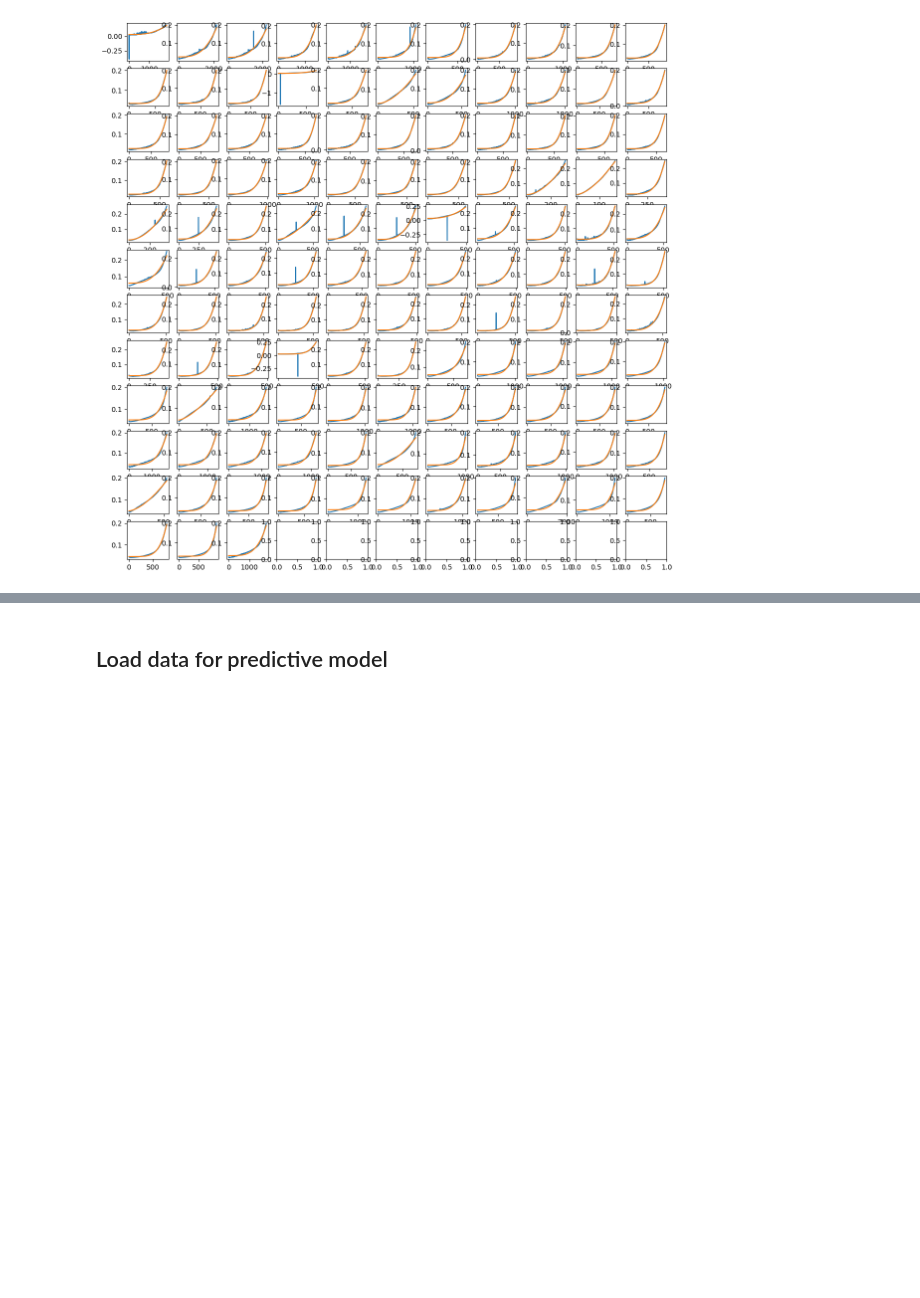
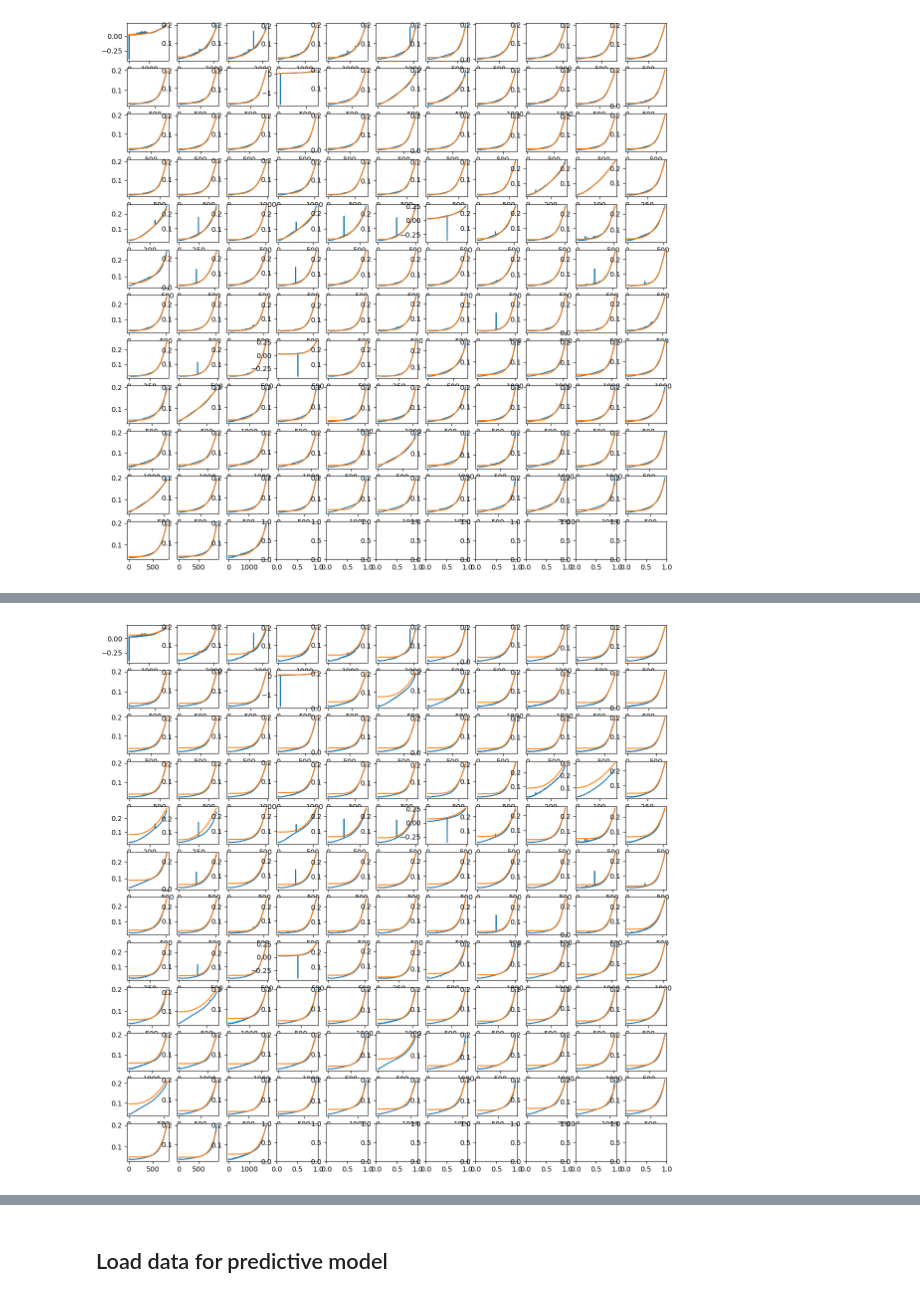
Before and after one commit to nathan99sun/HybridPred, a Jupyter notebook: source/curve_fitting_multistage_attn-DN.ipynb, the cells around one changed output, grey strips where cells are left out. Drawn from its saved outputs; the diff is of its cells as text; code cells hidden in the pictures; blank space fills up the shorter version.

```diff
--- a/source/curve_fitting_multistage_attn-DN.ipynb
+++ b/source/curve_fitting_multistage_attn-DN.ipynb
@@ -53,0 +90,43 @@ for ix,id in enumerate(bat_dict.keys()):
+# %%
+params_grad = []
+cycle_lives = []
+for id in bat_dict.keys():
+    length = len(bat_dict[id]['summary']['QD'])
+    x = np.arange(length//2,length)
+    Y = 1-bat_dict[id]['summary']['QD'][length//2:length]/1.1
+
+    Y2 = np.convolve(Y, np.array([1, 2, 4, 8, 4, 2, 1])/22, mode = "same")
+    Y2 = np.convolve(Y2, np.array([1, 1, 1, 1, 1])/5, mode = "same")[5:-5]
+    for i, y in enumerate(Y2[1:]):
+        if y <= Y2[i]: Y2[i+1] = Y2[i]
+    dY2 = np.gradient(Y2)
+
+    mask = np.logical_not(np.isinf(np.log(dY2)))
+    poly = np.polyfit(np.log(x[5:-5])[mask], np.log(dY2)[mask], 1)
+    fit = poly[0]*np.log(x) + poly[1]
+    curve = np.cumsum(np.exp(fit))
+    const = np.mean(np.abs(curve - Y))
+
+    params_grad.append([poly[0], poly[1], const])
+    cycle_lives.append(bat["cycle_life"][0])
+
+params_grad = np.array(params_grad)
+cycle_lives = np.array(cycle_lives)
+# %%
+# visualize curve fits
+fig,axs=plt.subplots(nrows=12,ncols=11,figsize=(14,14))
+for ix,id in enumerate(bat_dict.keys()):
+    ax = axs[int(ix/11)][ix%11]
+    length = len(bat_dict[id]['summary']['QD'])
+    # x = np.arange(length//2,length)
+    # Y = 1-bat_dict[id]['summary']['QD'][length//2:length]/1.1
+    x = np.arange(1, length)
+    Y = 1-bat_dict[id]['summary']['QD'][1:]/1.1
+    ax.plot(x, Y)
+    slope = params_grad[ix][0]
+    intercept = params_grad[ix][1]
+    const = params_grad[ix][2]
+    ax.plot(x, np.cumsum(np.exp(slope*np.log(x)+intercept))+const)
+plt.show()
+# %% [output]
+[figure, added]
```
Also changed, not shown: parts of 6 cells of this notebook.
